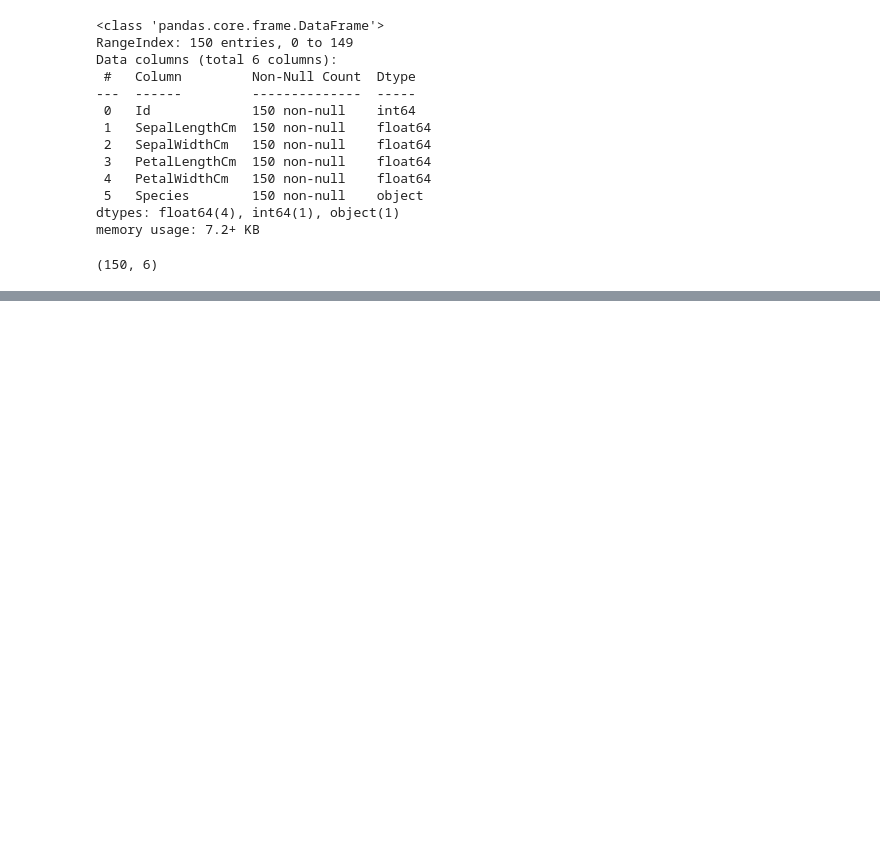
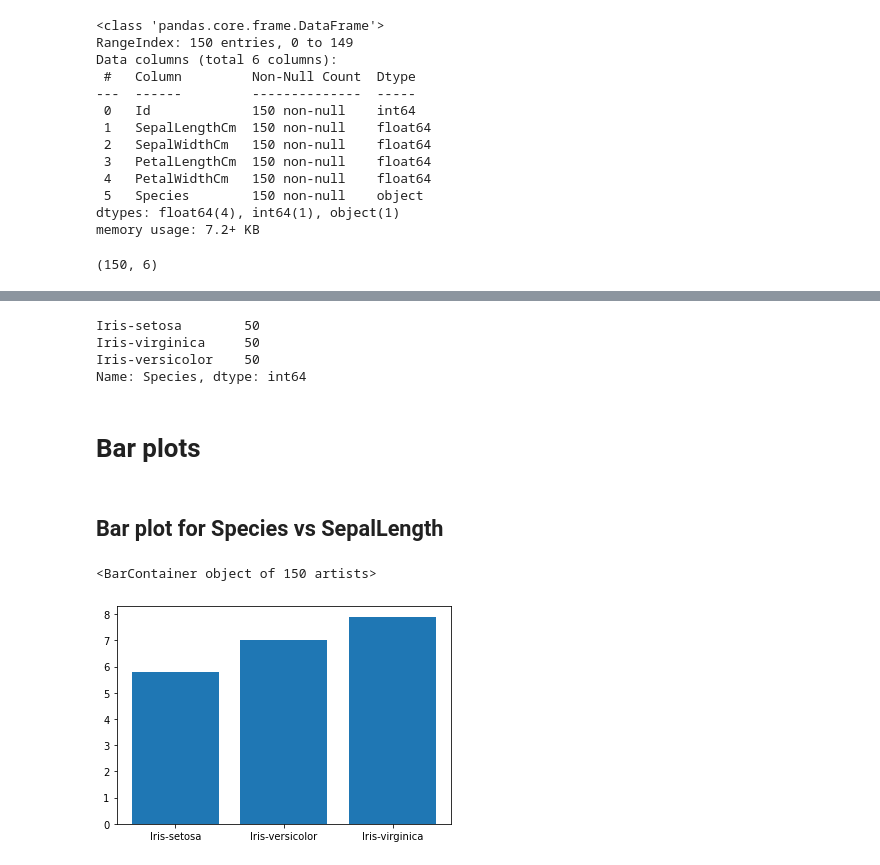
Before and after one commit to anupamtudu/LGMVIP-DataScience, a Jupyter notebook: Beginner Level/Task1/Iris Flowers.ipynb, the cells around one changed output, grey strips where cells are left out. Cells and saved outputs as stored; diff of their text form; code cells hidden in the pictures; blank space fills up the shorter version.

```diff
--- a/Beginner Level/Task1/Iris Flowers.ipynb
+++ b/Beginner Level/Task1/Iris Flowers.ipynb
@@ -42,0 +77,16 @@ data.shape
+# %%
+data['Species'].value_counts()
+# %% [output]
+Iris-setosa        50
+Iris-virginica     50
+Iris-versicolor    50
+Name: Species, dtype: int64
+# %% [markdown]
+# Bar plots
+# %% [markdown]
+## Bar plot for Species vs SepalLength
+# %%
+plt.bar(data['Species'], data['SepalLengthCm'])
+# %% [output]
+<BarContainer object of 150 artists>
+[figure, added]
```
Also changed, not shown: parts of 56 cells of this notebook.
